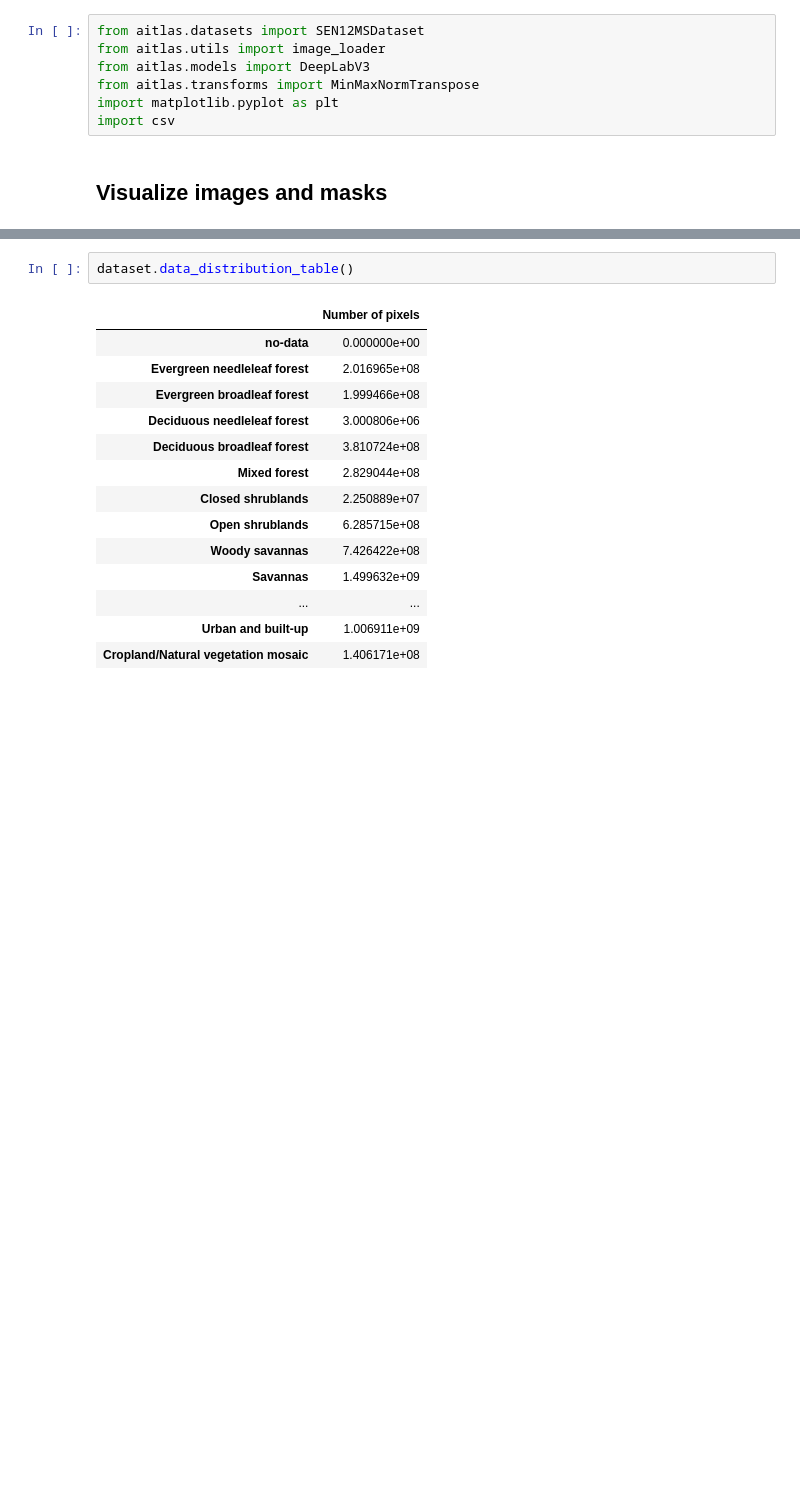
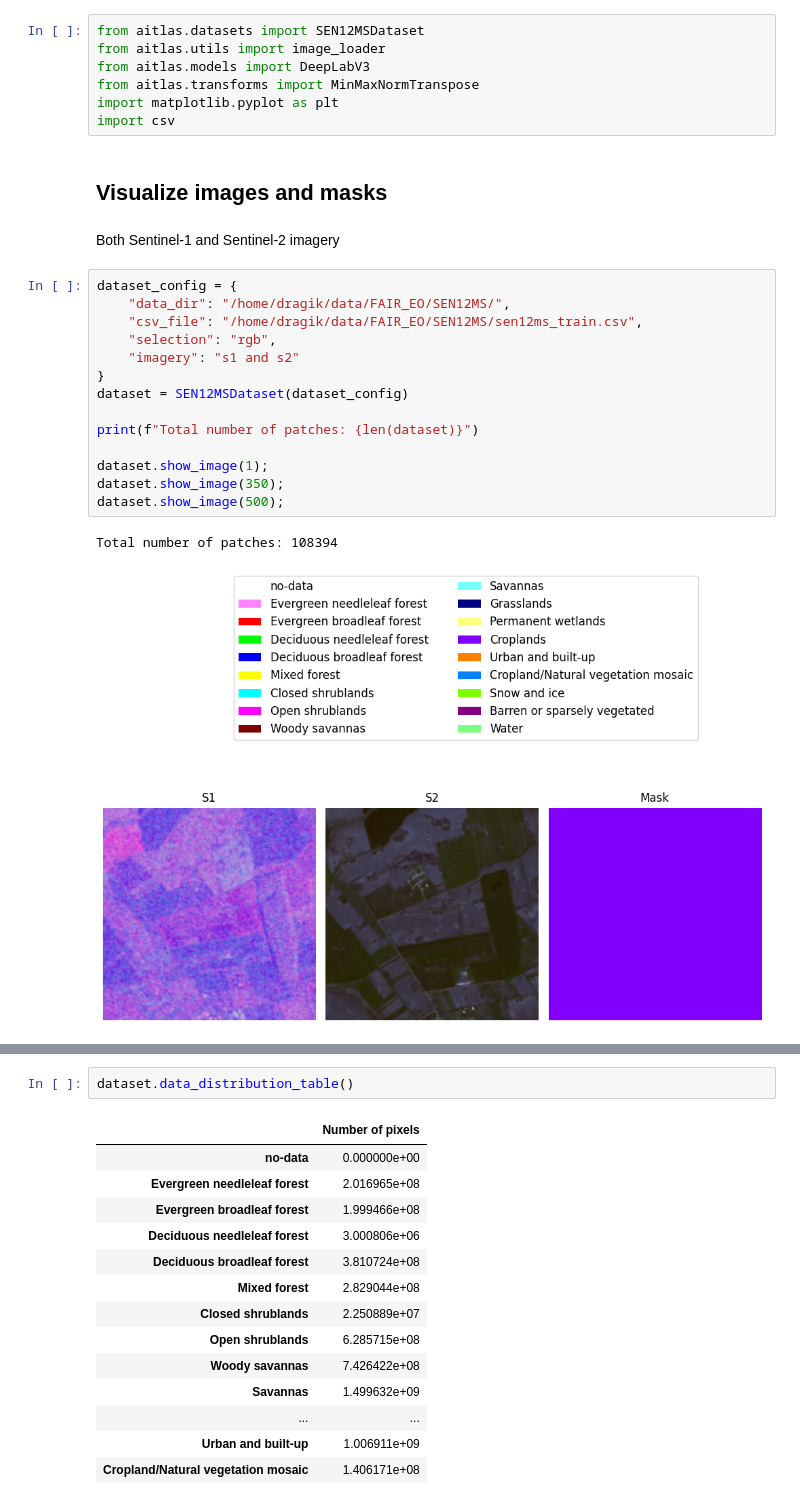
Before and after one commit to biasvariancelabs/FAIR-EO, a Jupyter notebook: examples/semantic_segmentation_example_sen12ms.ipynb, the cells around one changed output, grey strips where cells are left out. Saved outputs shown, nothing was run; the diff lists cells and outputs as text; blank space fills up the shorter version.

```diff
--- a/examples/semantic_segmentation_example_sen12ms.ipynb
+++ b/examples/semantic_segmentation_example_sen12ms.ipynb
@@ -11,3 +13,22 @@ import matplotlib.pyplot as plt
 import csv
 # %% [markdown]
 ## Visualize images and masks
+# %% [markdown]
+Both Sentinel-1 and Sentinel-2 imagery
+# %%
+dataset_config = {
+    "data_dir": "/home/dragik/data/FAIR_EO/SEN12MS/",
+    "csv_file": "/home/dragik/data/FAIR_EO/SEN12MS/sen12ms_train.csv",
+    "selection": "rgb",
+    "imagery": "s1 and s2"
+}
+dataset = SEN12MSDataset(dataset_config)
+
+print(f"Total number of patches: {len(dataset)}")
+
+dataset.show_image(1);
+dataset.show_image(350);
+dataset.show_image(500);
+# %% [output]
+Total number of patches: 108394
+[figure, added]
```
Also changed, not shown: parts of 7 cells of this notebook, 51 other files.
